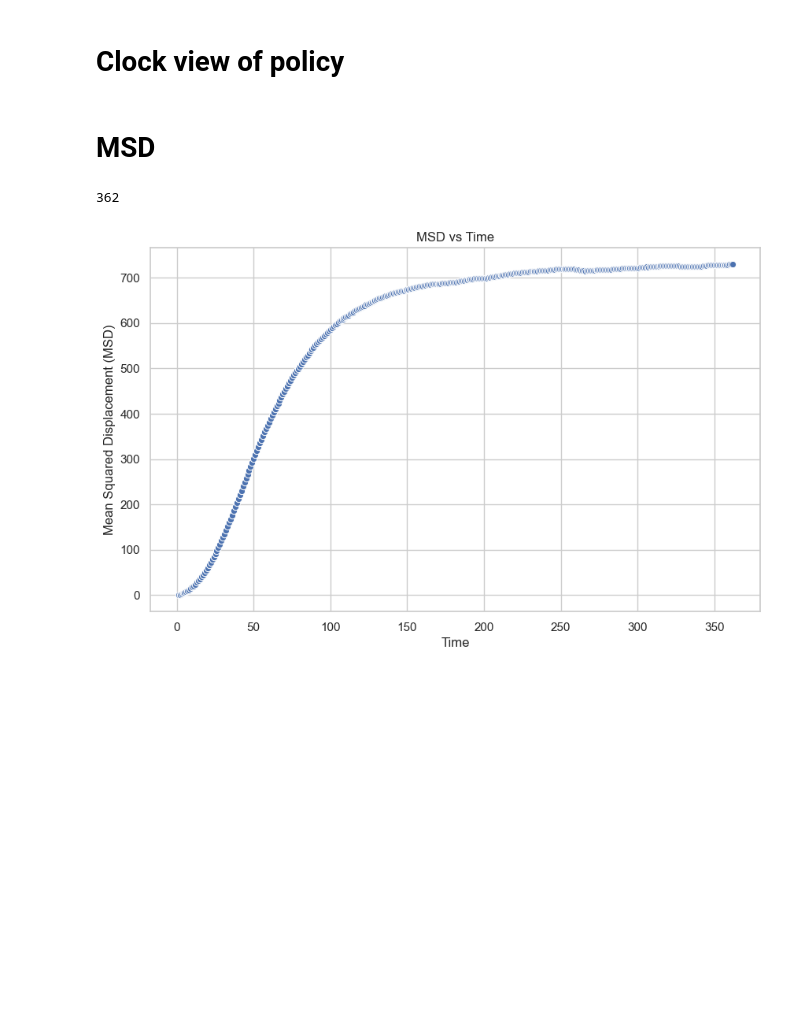
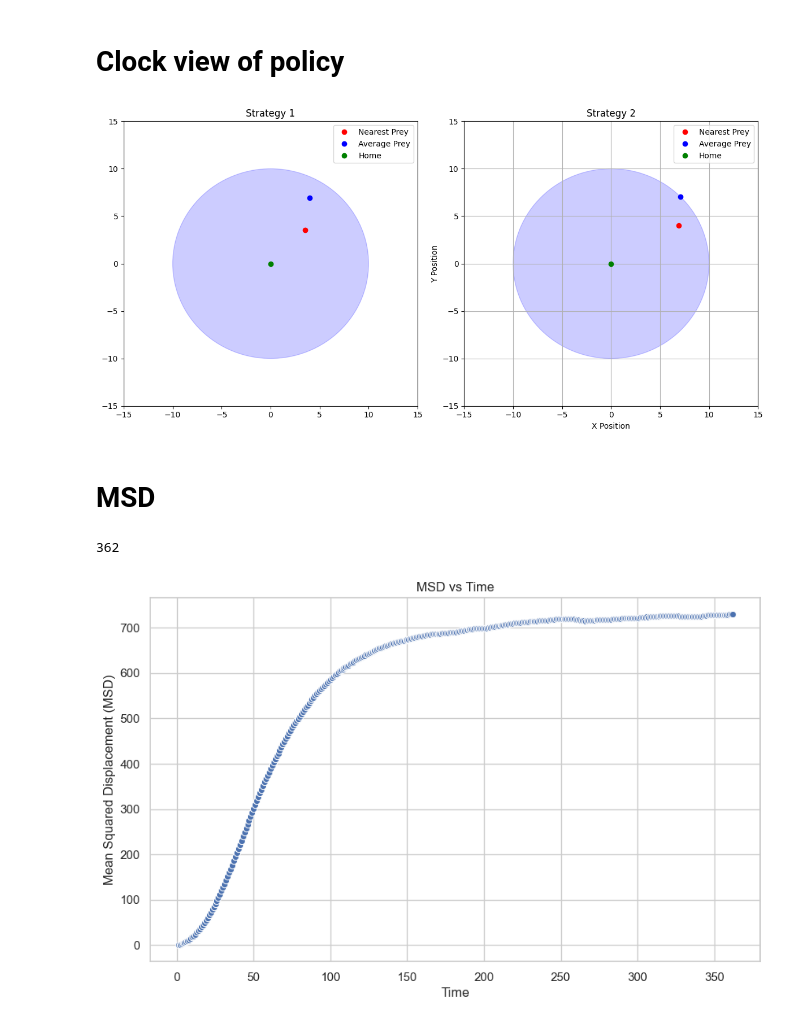
Before and after one commit to feizhanxia/BetterStrategy, a Jupyter notebook: analysis/why_it_is_better.ipynb, the cells around one changed output. Saved outputs shown, nothing was run; the diff lists cells and outputs as text; code cells hidden in the pictures; blank space fills up the shorter version.

```diff
--- a/analysis/why_it_is_better.ipynb
+++ b/analysis/why_it_is_better.ipynb
@@ -1,5 +1,90 @@
 # %% [markdown]
 # Clock view of policy
+# %%
+import numpy as np
+from stable_baselines3 import PPO
+# 加载模型
+model = PPO.load("../output/checkpoints/default_8/put_back_v1_7040000_steps.zip")
+visibility_radius = 10.0
+# %%
+import matplotlib.pyplot as plt
+import numpy as np
+
+def plot_strategy(r1, r2, R, theta1, theta2, visibility_radius=10.0, ax = None):
+    """
+    Plot the strategy visualization for a single set of parameters.
+
+    Parameters:
+        r1 (float): Distance to the nearest prey.
+        r2 (float): Distance from home.
+        R (float): Average distance to prey.
+        theta1 (float): Angle to the nearest prey (in radians).
+        theta2 (float): Angle to the average prey (in radians).
+        visibility_radius (float, optional): Visibility radius of the agent. Defaults to 10.0.
+    """
+    if ax is None:
+        # Create figure and axis
+        fig, ax = plt.subplots()
+
+    # Plot agent's visibility radius
+    visibility_circle = plt.Circle((0, 0), visibility_radius, color='blue', alpha=0.2)
+    ax.add_artist(visibility_circle)
+
+    # Plot nearest prey position
+    prey1_x = r1 * np.cos(theta1)
+    prey1_y = r1 * np.sin(theta1)
+    ax.plot(prey1_x, prey1_y, 'ro', label='Nearest Prey')
+
+    # Plot average prey position
+    prey2_x = R * np.cos(theta2)
+    prey2_y = R * np.sin(theta2)
+    ax.plot(prey2_x, prey2_y, 'bo', label='Average Prey')
+
+    # Plot home position
+    ax.plot(0, 0, 'go', label='Home')
+
+    # Set axis limits
+    ax.set_xlim(-visibility_radius - 5, visibility_radius + 5)
+    ax.set_ylim(-visibility_radius - 5, visibility_radius + 5)
+
+    # Add legend
+    ax.legend()
+
+    # Show plot
+    plt.title('Agent Strategy Visualization')
+    plt.xlabel('X Position')
+    plt.ylabel('Y Position')
+    plt.grid(True)
+    # plt.show()
+
+def plot_multiple_strategies(params_list, visibility_radius=10.0):
+    """
+    Plot the strategy visualization for multiple sets of parameters.
+
+    Parameters:
+        params_list (list of tuples): List of tuples containing parameters (r1, r2, R, theta1, theta2).
+        visibility_radius (float, optional): Visibility radius of the agent. Defaults to 10.0.
+    """
+    num_plots = len(params_list)
+    fig, axs = plt.subplots(1, num_plots, figsize=(num_plots * 6, 6))
+
+    for i, params in enumerate(params_list):
+        ax = axs[i] if num_plots > 1 else axs
+        plot_strategy(*params, visibility_radius=visibility_radius, ax=ax)
+        ax.set_title(f'Strategy {i+1}')
+
+    plt.tight_layout()
+    plt.show()
+
+# Test the functions
+# Test plot_strategy function
+# plot_strategy(5, 10, 8, np.pi/4, np.pi/3)
+
+# Test plot_multiple_strategies function
+params_list = [(5, 10, 8, np.pi/4, np.pi/3), (8, 12, 10, np.pi/6, np.pi/4)]
+plot_multiple_strategies(params_list)
+# %% [output]
+[figure, added]
 # %% [markdown]
 # MSD
 # %%
```
Also changed, not shown: 11 other files.
